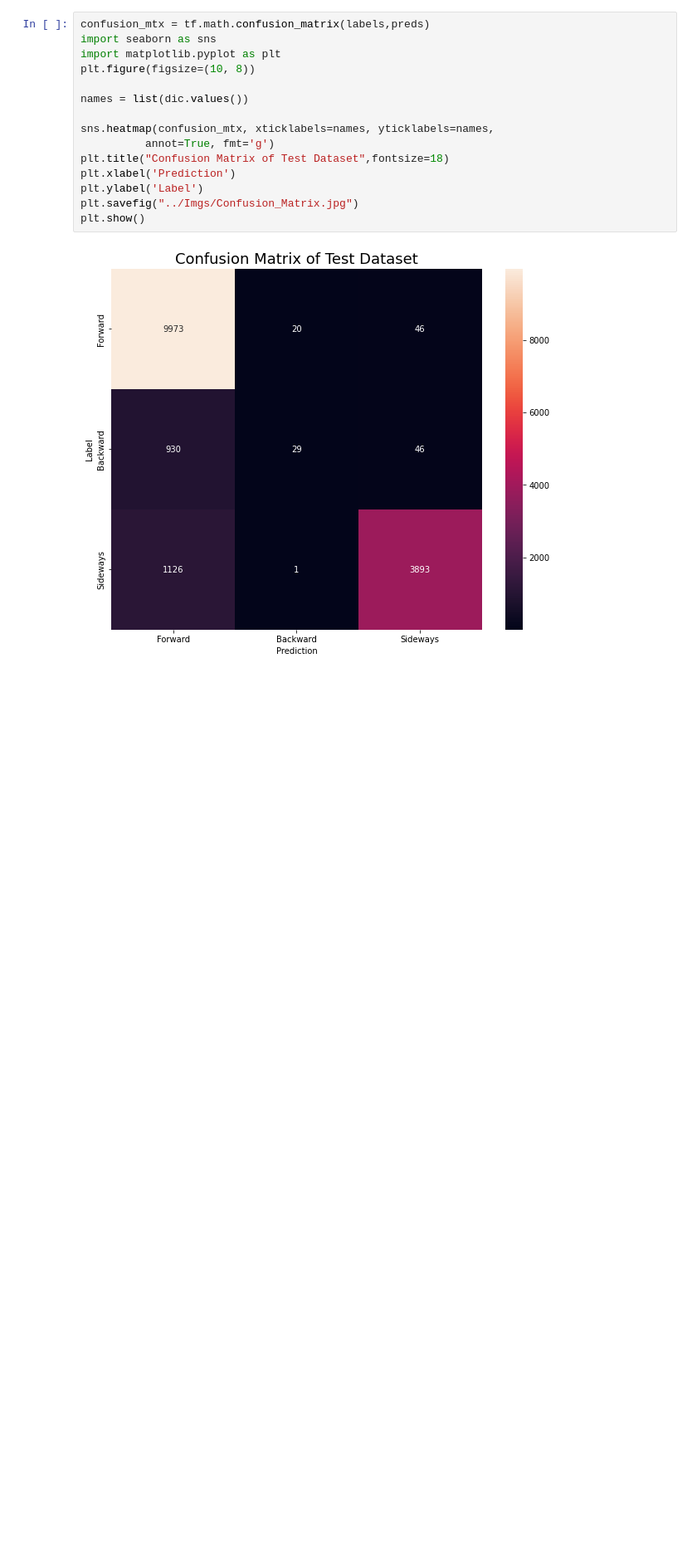
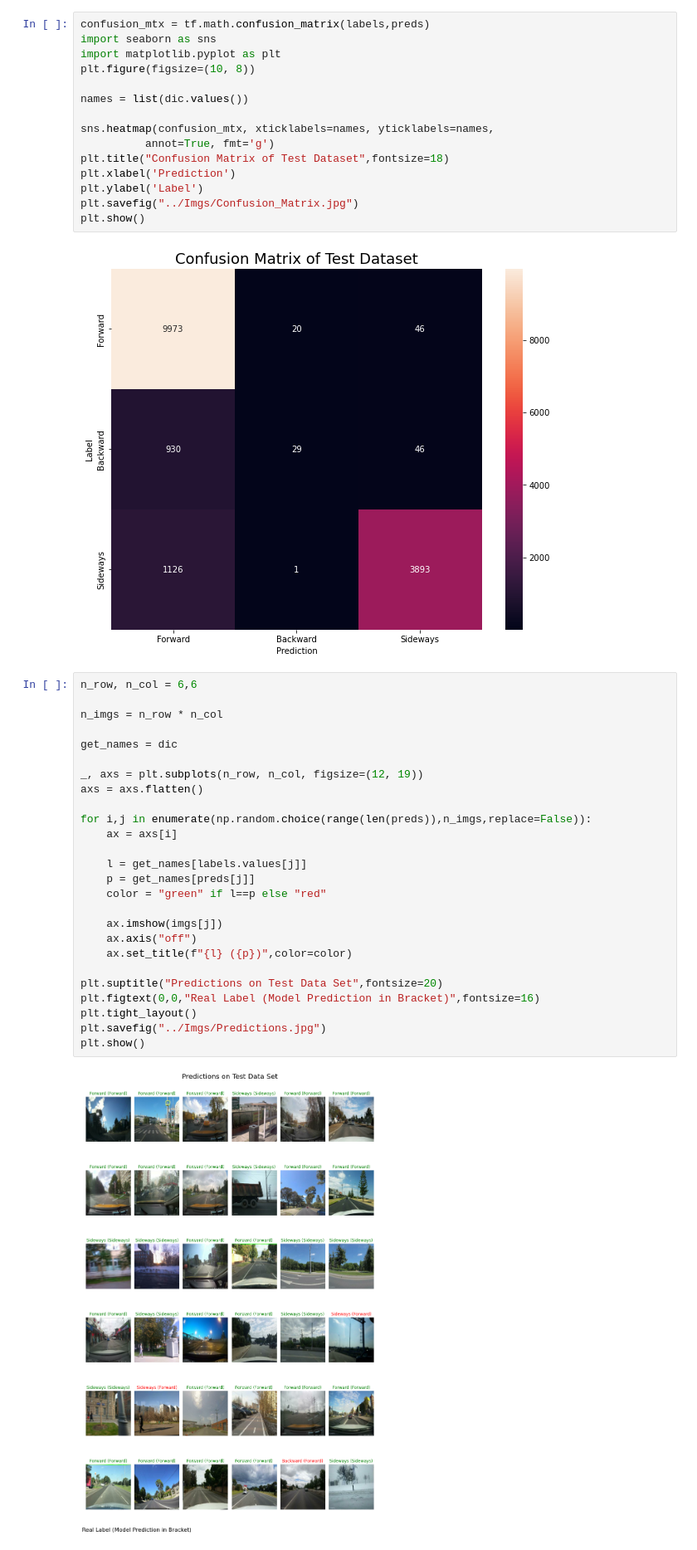
Before and after one commit to MockaWolke/SVI_Model_ToolBox, a Jupyter notebook: view_directions_task/Training/VD_Evaluation.ipynb, the cells around one changed output. Shown at 83% size. Cells and saved outputs as stored; diff of their text form; blank space fills up the shorter version.

```diff
--- a/view_directions_task/Training/VD_Evaluation.ipynb
+++ b/view_directions_task/Training/VD_Evaluation.ipynb
@@ -117,3 +110,31 @@ plt.savefig("../Imgs/Confusion_Matrix.jpg")
 plt.show()
 # %% [output]
 [figure]
+# %%
+n_row, n_col = 6,6
+
+n_imgs = n_row * n_col
+
+get_names = dic
+
+_, axs = plt.subplots(n_row, n_col, figsize=(12, 19))
+axs = axs.flatten()
+
+for i,j in enumerate(np.random.choice(range(len(preds)),n_imgs,replace=False)):
+    ax = axs[i]
+
+    l = get_names[labels.values[j]]
+    p = get_names[preds[j]]
+    color = "green" if l==p else "red"
+
+    ax.imshow(imgs[j])
+    ax.axis("off")
+    ax.set_title(f"{l} ({p})",color=color)
+
+plt.suptitle("Predictions on Test Data Set",fontsize=20)
+plt.figtext(0,0,"Real Label (Model Prediction in Bracket)",fontsize=16)
+plt.tight_layout()
+plt.savefig("../Imgs/Predictions.jpg")
+plt.show()
+# %% [output]
+[figure, added]
```
Also changed, not shown: parts of 6 cells of this notebook, 1 other file.
